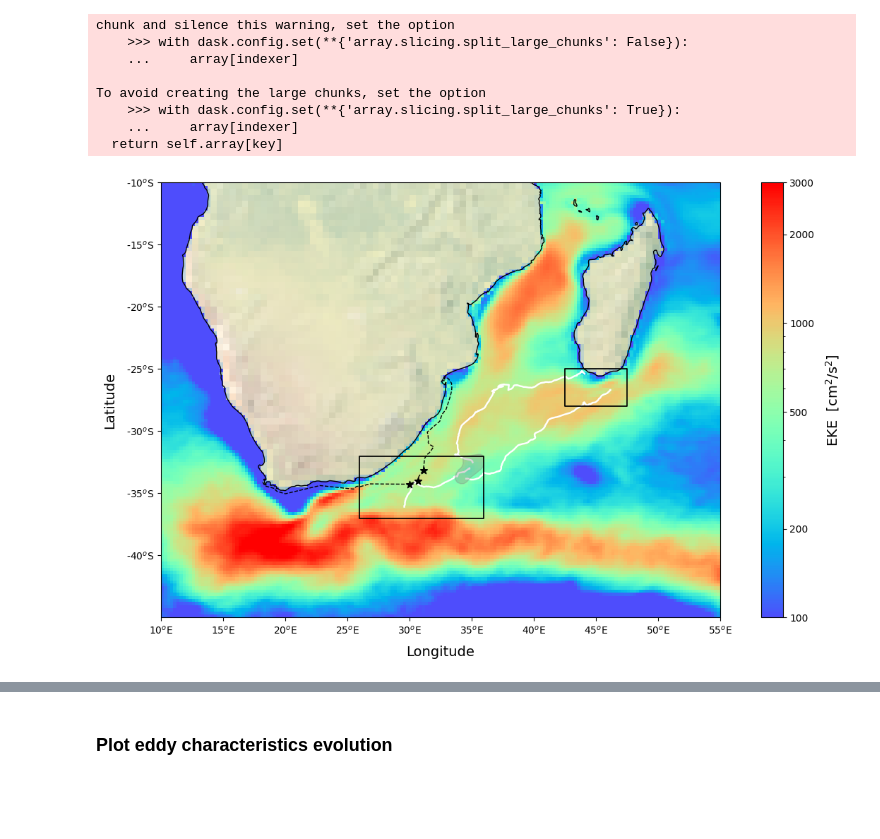
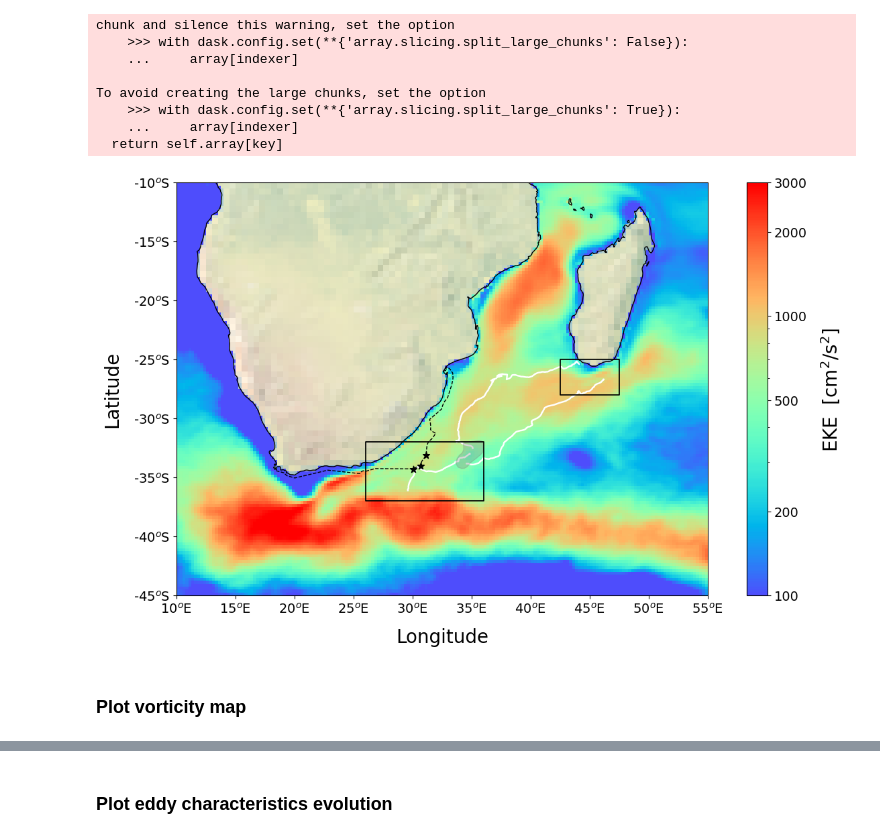
Before and after one commit to torresr-cnrm/otc23-tracking, a Jupyter notebook: notebook/OTC23-eddy-tracking.ipynb, the cells around one changed output, grey strips where cells are left out. Cells and saved outputs as stored; diff of their text form; code cells hidden in the pictures; blank space fills up the shorter version.

Commit message:
new figures in notebook

```diff
--- a/notebook/OTC23-eddy-tracking.ipynb
+++ b/notebook/OTC23-eddy-tracking.ipynb
@@ -195,6 +208,24 @@ for ptype in gos_product:
 # Load dataset and init grid object
 ds       = xr.open_mfdataset(list_gos)
 g        = RegularGridDataset(list_gos[0], "longitude", "latitude")
+# %%
+# Load bathymetry
+bathy = None
+
+if isinstance(bathy_file, list):
+    bfiles = [os.path.join(bathy_dir, f) for f in bathy_file]
+    if bfiles:
+        bathy  = xr.open_dataset(bfiles[0])
+        for f in bfiles[1:]:
+            bathy = xr.concat( [bathy, xr.open_dataset(f)], dim='lon')
+
+        if 'time' in bathy.dims:
+            bathy = bathy.isel({'time': 0})
+
+elif os.path.isfile(os.path.join(bathy_dir, bathy_file)):
+    bathy = xr.open_dataset(os.path.join(bathy_dir, bathy_file))
+    if 'time' in bathy.dims:
+        bathy = bathy.isel({'time': 0})
 # %% [markdown]
 ### Compute the eddy kinetic energy (EKE)
 # %%
@@ -250,13 +282,16 @@ dx = earth_radius * np.cos(glat * np.pi/180) * 2*np.pi * dlon/360.
 dy = earth_radius * 2*np.pi * dlat/360.
 dy = np.tile(dy, (glon.shape[1], 1)).transpose()
 # %%
+label_size = 20
+tick_size  = 14
+
 # Plot the eddy tracks
 fig = plt.figure(figsize=(15, 8))
 ax = fig.add_subplot(1, 1, 1, projection=ccrs.PlateCarree())
 ax.set_extent([10, 55, -45, -10], crs=ccrs.PlateCarree())
 
-ax.set_xlabel(r"Longitude", size=14, labelpad=10)
-ax.set_ylabel(r"Latitude",  size=14, labelpad=10)
+ax.set_xlabel(r"Longitude", size=label_size, labelpad=int(label_size*2/3))
+ax.set_ylabel(r"Latitude",  size=label_size, labelpad=int(label_size*2/3))
 
 # -- background image on for nice sea rendering
 ax.stock_img()
@@ -269,42 +304,55 @@ ax.set_xticks(xticks)
 ax.set_xticklabels(['{}$^o$E'.format(x) for x in xticks])
 ax.set_yticks(yticks)
 ax.set_yticklabels(['{}$^o$S'.format(y) for y in yticks])
-
+ax.tick_params(labelsize=tick_size)
 
 # -- add MEKE in ocean background
 rainbow = plt.get_cmap('rainbow', 256)
 newclrs = rainbow(np.linspace(0.1, 1, 256))
 newcmp  = ListedColormap(newclrs)
 
-#mp = ax.pcolormesh(glon, glat, 10**4*meke, cmap=newcmp, vmin=100, vmax=2000)
 mp = ax.pcolormesh(glon, glat, 10**4*meke, cmap=newcmp, norm=mcolors.LogNorm(vmin=100, vmax=3000))
 cb = plt.colorbar(mp, ticks=[100, 200, 500, 1000, 2000, 3000], format="{x:d}")
-cb.set_label(label=r'EKE  [cm$^2$/s$^2$]', size=14, labelpad=10)
+cb.set_label(label=r'EKE  [cm$^2$/s$^2$]', size=label_size, labelpad=int(label_size*2/3))
+cb.ax.tick_params(labelsize=tick_size)
+
+# -- add bathymetry contours
+if bathy is not None:
+    lon_gcp = bathy['lon_gcp'][0] + bathy['lon']/bathy['lon'][-1] * (bathy['lon_gcp'][-1] - bathy['lon_gcp'][0])
+    lat_gcp = bathy['lat_gcp'][0] + bathy['lat']/bathy['lat'][-1] * (bathy['lat_gcp'][-1] - bathy['lat_gcp'][0])
+
+    blon, blat = np.meshgrid(lon_gcp, lat_gcp)
+
+    z      = bathy['bathymetry']
+    if 'lon_gcp' in z.dims:
+        z = z.isel({'lon_gcp': 0})
+
+    cs = ax.contour(blon, blat, z, levels=[-3500], colors=['gray'], linestyles='-')
 
 # -- add eddy track
 #ac_eddy_track.plot(ax, color="darkviolet", lw=1.5)
 c_mrged_track.plot(ax, color="w", lw=1.75)
 c_eddy1_track.plot(ax, color="w", lw=1.75)
 c_eddy2_track.plot(ax, color="w", lw=1.75)
 
 # -- add eddy contours
 ax.fill(c_mrged_track.speed_contour_longitude[0], c_mrged_track.speed_contour_latitude[0], c=(0.5,0.5,0.5,0.3),
         zorder=100)
 
 # -- add OTC23 cruise track
 ax.plot(otc_lons, otc_lats, 'k--', lw=1)
 ax.scatter(np.array(otc_lons)[i_stations], np.array(otc_lats)[i_stations],
            s=56, c="black", marker='*', zorder=100)
 
-# -- add contour box
+# -- add boxes
 geom_agulhas = linear_ring_from_box(box_south_agulhas)
 geom_semc    = linear_ring_from_box(box_semc)
 
 ax.add_geometries([geom_agulhas, geom_semc], ccrs.PlateCarree(), facecolor='none', edgecolor='k', lw=1.25,
                   zorder=100)
 
 plt.show()
 # %% [output]
-[figure, old version]
+[figure, new version]
 # %%
 fig.savefig('../../imgs/OTC23_Cyclonic_tracks_MEKE.png', dpi=300)
@@ -315,0 +359,2 @@ add_field_to_track(c_mrged_track, ds, 'eke', g)
+# %% [markdown]
+### Plot vorticity map
```
Also changed, not shown: parts of 13 cells of this notebook, 1 other file.
